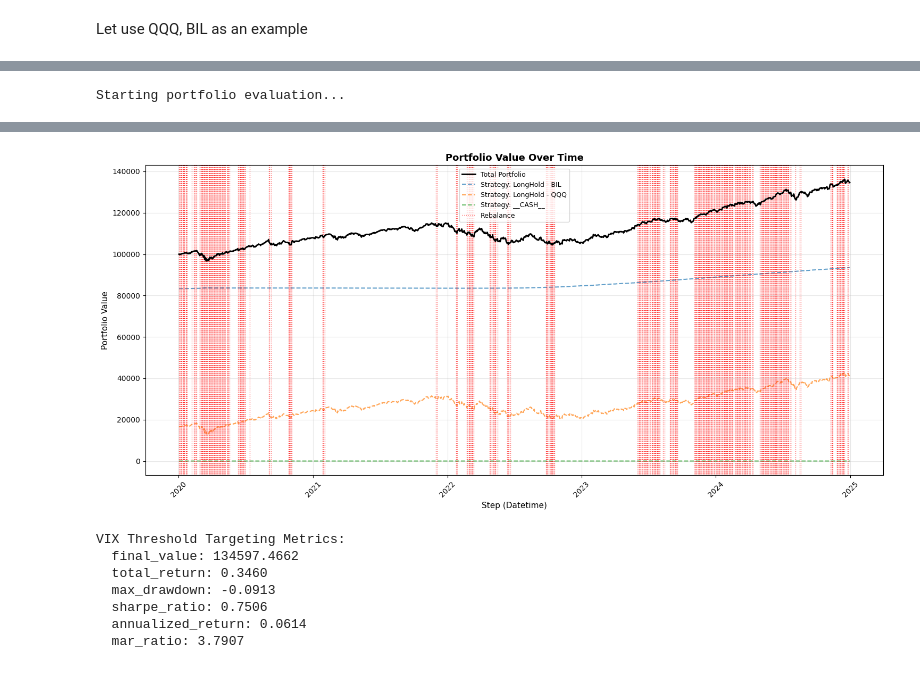
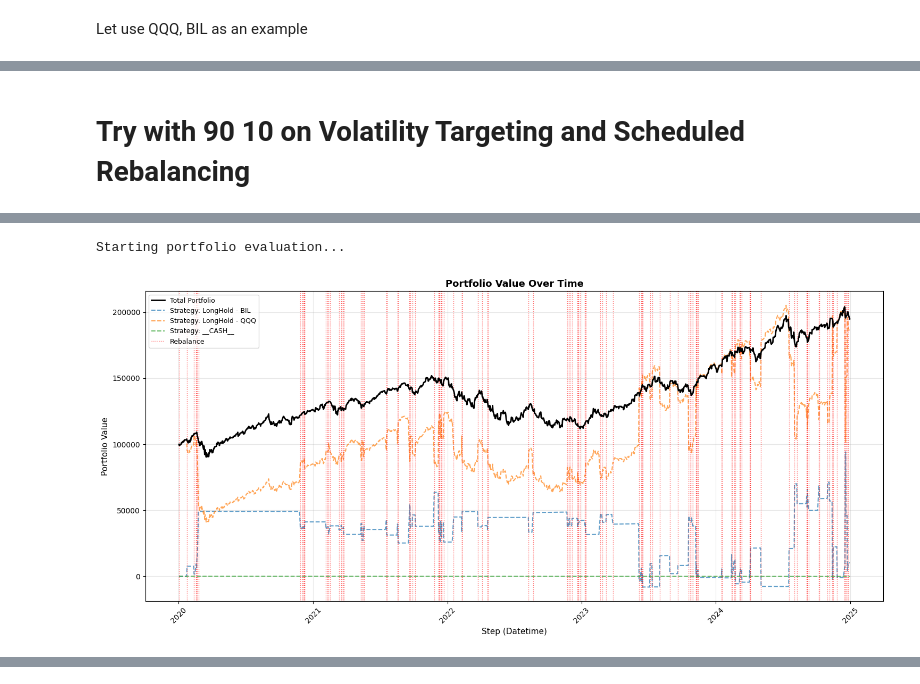
Before and after one commit to TradeInsight-Info/TiPortfolio, a Jupyter notebook: research/volatility_targeting_allocation.ipynb, the cells around one changed output, grey strips where cells are left out. Cells and saved outputs as stored; diff of their text form; code cells hidden in the pictures.

```diff
--- a/research/volatility_targeting_allocation.ipynb
+++ b/research/volatility_targeting_allocation.ipynb
@@ -66,3 +82,5 @@ Loaded bar data: 0:00:01
+# %% [markdown]
+# Try with 90 10 on Volatility Targeting and Scheduled Rebalancing
 # %%
 from tiportfolio.strategy_library.trading.long_hold import LongHold
 from tiportfolio.portfolio.allocation.vix_targeting import VixTargetingAllocation
@@ -82,15 +100,16 @@ config = {
 }
 
 # 1. VIX Threshold-based Targeting Allocation
-# We use QQQ (Flag=0.5) and BIL (Flag=0.1) as strategies.
-# When rebalancing, they will be weighted such that W_i * F_i * VIX = Target_Vol / N
+# We use QQQ and BIL as strategies.
+# When rebalancing, risky assets scale by target_vol/VIX, remainder goes to safe assets.
 vix_targeting = VixTargetingAllocation(
     config=config,
     strategies=[qqq_strategy, bil_strategy],
     vix_data=vix_series,
-    volatility_flags=[0.5, 0.1],
+    base_weights={"LongHold - QQQ": 0.9, "LongHold - BIL": 0.1},
+    risky_assets=["LongHold - QQQ"],
     target_vol=15.0,
-    target_range=(15.0, 30.0),
+    vix_boundaries=(-0.5, 6.0),
     max_leverage=1.0
 )
 
@@ -120,2 +127,3 @@ DEBUG:default_logger:At 2024-12-30 00:00:00, Strategy LongHold - BIL generated s
 INFO:default_logger:Evaluating portfolio over 1257 steps
 Starting portfolio evaluation...
+[figure, new version]
@@ -139,11 +137,3 @@ DEBUG:default_logger:Total value: 134597.4662372315
-[figure, old version]
-VIX Threshold Targeting Metrics:
-  final_value: 134597.4662
-  total_return: 0.3460
-  max_drawdown: -0.0913
-  sharpe_ratio: 0.7506
-  annualized_return: 0.0614
-  mar_ratio: 3.7907
 # %%
 # Benchmark: Fixed 60/40 Allocation (Rebalanced monthly)
 from tiportfolio.strategy_library.allocation.fix_ratio import FixRatioFrequencyBasedAllocation
```
Also changed, not shown: parts of 12 cells of this notebook, 1 other file.
